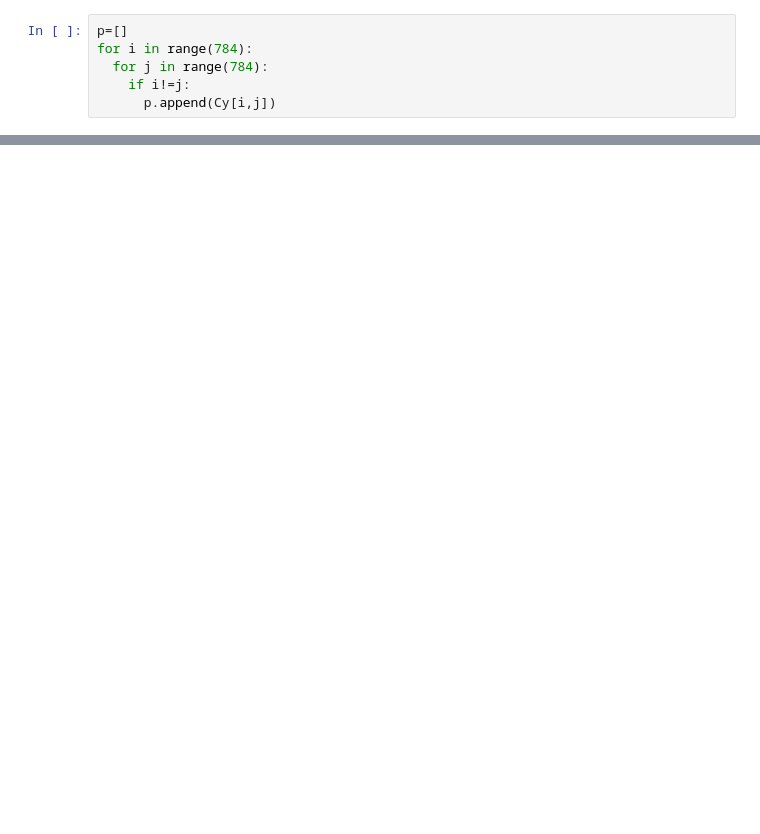
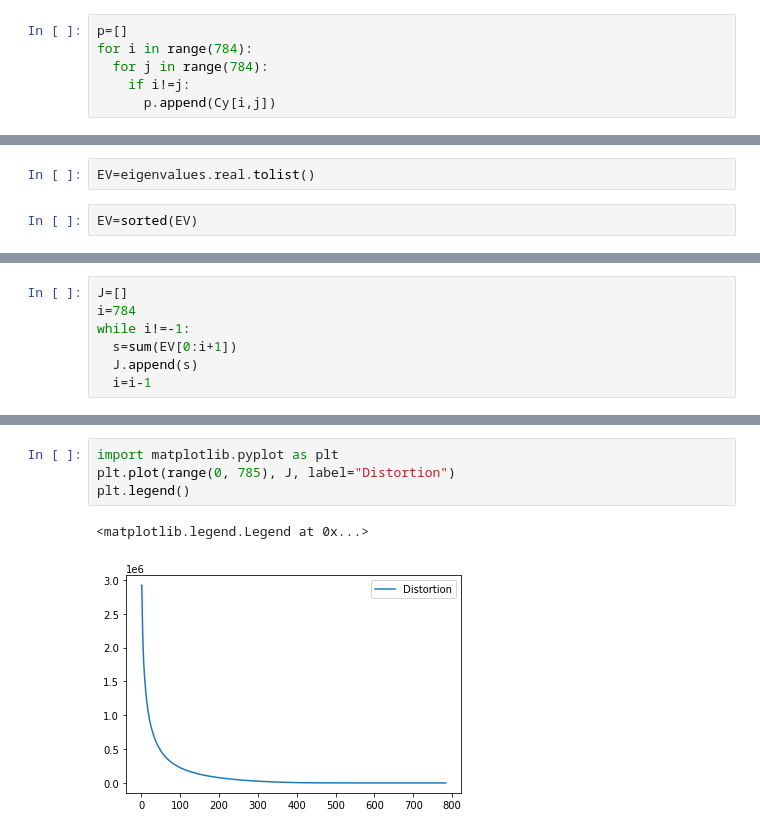
Before and after one commit to Yesmine006/Yesmine006, a Jupyter notebook: PCA_method.ipynb, the cells around one changed output, grey strips where cells are left out. Cells and saved outputs as stored; diff of their text form; blank space fills up the shorter version.

```diff
--- a/PCA_method.ipynb
+++ b/PCA_method.ipynb
@@ -239,0 +278,4 @@ array([[517504.59547299,      0.        ,      0.        , ...,
+# %%
+EV=eigenvalues.real.tolist()
+# %%
+EV=sorted(EV)
@@ -239,0 +293,7 @@ array([[517504.59547299,      0.        ,      0.        , ...,
+# %%
+J=[]
+i=784
+while i!=-1:
+  s=sum(EV[0:i+1])
+  J.append(s)
+  i=i-1
@@ -239,0 +304,7 @@ array([[517504.59547299,      0.        ,      0.        , ...,
+# %%
+import matplotlib.pyplot as plt
+plt.plot(range(0, 785), J, label="Distortion")
+plt.legend()
+# %% [output]
+<matplotlib.legend.Legend at 0x...>
+[figure, added]
```
Also changed, not shown: parts of 40 cells of this notebook.
